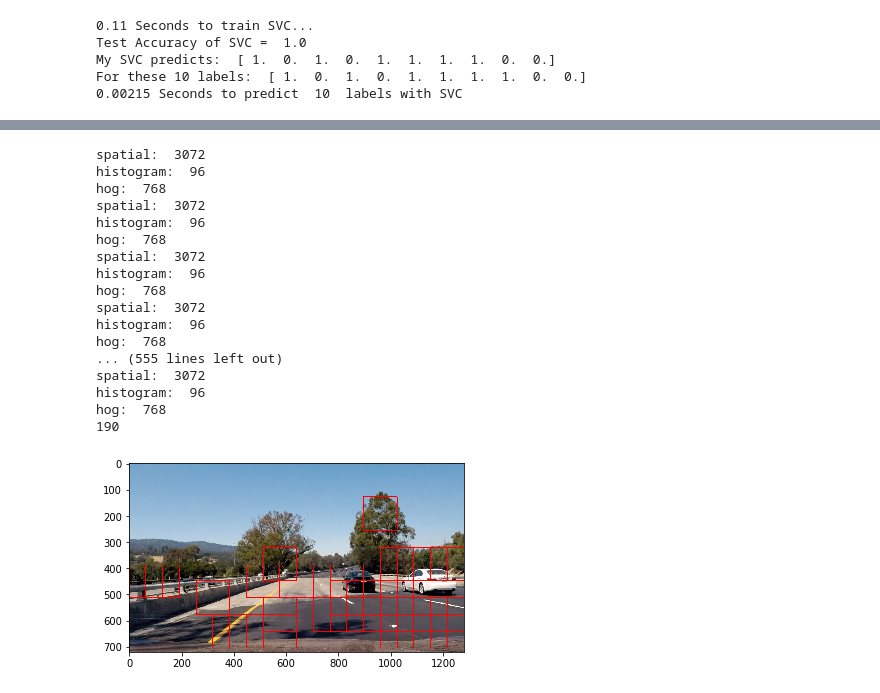
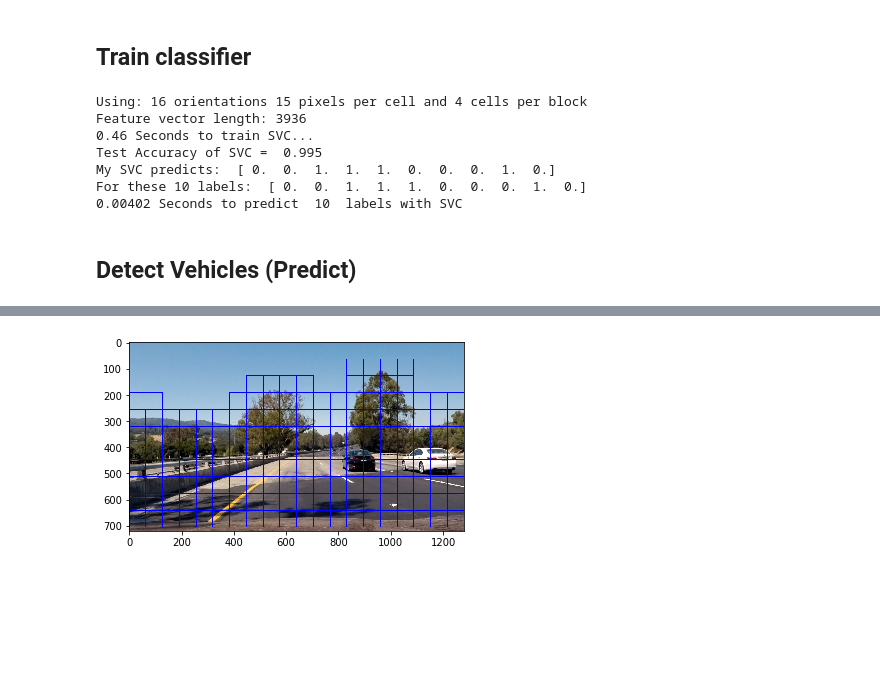
Before and after one commit to joelpou/vehicle-detection, a Jupyter notebook: carDetection.ipynb, the cells around one changed output, grey strips where cells are left out. Saved outputs shown, nothing was run; the diff lists cells and outputs as text; code cells hidden in the pictures; blank space fills up the shorter version.

Commit message:
Added code to convert features into numpy arrays before appending to lists. Organized jupyter cells.

```diff
--- a/carDetection.ipynb
+++ b/carDetection.ipynb
@@ -27,7 +29,7 @@ for impath in imgsNon:
     notcars.append(mpimg.imread(impath))
 
 for impath in imgsCars:
-    cars.append(mpimg.imread(car))
+    cars.append(mpimg.imread(impath))
 
 sampleSize = 500
 cars = cars[0:sampleSize]
@@ -262,4 +420,21 @@ ValueError: all the input array dimensions except for the concatenation axis mus
+# %% [markdown]
+## Train classifier
 # %%
+# Define array stack of feature vectors
+X = np.vstack((carFtrs, notcarFtrs)).astype(np.float64)
+
+# Define the labels vectors
+y = np.hstack((np.ones(len(carFtrs)), np.zeros(len(notcarFtrs))))
+
+# Split up data into randomized training and test snippets
+randState = np.random.randint(0, 100)
+Xtrain, Xtest, ytrain, ytest = train_test_split(X, y, test_size = 0.2, random_state = randState)
+
+print('Using:',orient,'orientations',pix_per_cell,
+    'pixels per cell and', cell_per_block,'cells per block')
+print('Feature vector length:', len(Xtrain[0]))
+
+
 # Fit a per-column scaler only on the training data
 Xscaler = StandardScaler().fit(Xtrain)
 # Apply the scaler to Xtrain and Xtest
@@ -290,8 +465,10 @@ print('For these', nPredict, 'labels: ', ytest[0:nPredict])
 t2 = time.time()
 print(round(t2 - t, 5), 'Seconds to predict ', nPredict, ' labels with SVC')
 # %% [output]
-0.11 Seconds to train SVC...
-Test Accuracy of SVC =  1.0
-My SVC predicts:  [ 1.  0.  1.  0.  1.  1.  1.  1.  0.  0.]
-For these 10 labels:  [ 1.  0.  1.  0.  1.  1.  1.  1.  0.  0.]
-0.00215 Seconds to predict  10  labels with SVC
+Using: 16 orientations 15 pixels per cell and 4 cells per block
+Feature vector length: 3936
+0.46 Seconds to train SVC...
+Test Accuracy of SVC =  0.995
+My SVC predicts:  [ 0.  0.  1.  1.  1.  0.  0.  0.  1.  0.]
+For these 10 labels:  [ 0.  0.  1.  1.  1.  0.  0.  0.  1.  0.]
+0.00402 Seconds to predict  10  labels with SVC
@@ -458,18 +475,6 @@ def slide_window(img, x_start_stop=[None, None], y_start_stop=[None, None],
+# %% [markdown]
+## Detect Vehicles (Predict)
 # %%
-spatial = 32
-spatialSize = (spatial, spatial)
-histBins = 32
-histRange = (0, 256)
-colorspace = 'RGB' # Can be RGB, HSV, LUV, HLS, YUV, YCrCb
-orient = 16
-pix_per_cell = 15
-cell_per_block = 4
-hog_channel = 'ALL' # Can be 0, 1, 2, or "ALL"
-spatial_feat = True
-hist_feat = True
-hog_feat = True
-
-
 image = mpimg.imread('test_images/test4.jpg')
 draw_image = np.copy(image)
 
@@ -490,9 +495,9 @@ hot_windows = search_windows(image, windows, svc, Xscaler, color_space=colorspac
                         hog_channel=hog_channel, spatial_feat=spatial_feat,
                         hist_feat=hist_feat, hog_feat=hog_feat)
 
-print(len(windows))
+# print(len(windows))
 
-window_img = draw_boxes(draw_image, hot_windows, color=(255, 0, 0), thick=2)
+window_img = draw_boxes(draw_image, hot_windows, color=(0, 0, 255), thick=2)
 plt.imshow(window_img)
 plt.show()
 # %% [output]
@@ -500,19 +505,2 @@ plt.show()
   'be changed to `L2-Hys` in v0.15', skimage_deprecation)
-spatial:  3072
-histogram:  96
-hog:  768
-spatial:  3072
-histogram:  96
-hog:  768
-spatial:  3072
-histogram:  96
-hog:  768
-spatial:  3072
-histogram:  96
-hog:  768
-... (555 lines left out)
-spatial:  3072
-histogram:  96
-hog:  768
-190
-[figure, old version]
+[figure, new version]
```
Also changed, not shown: parts of 10 cells of this notebook, 1 other file.
